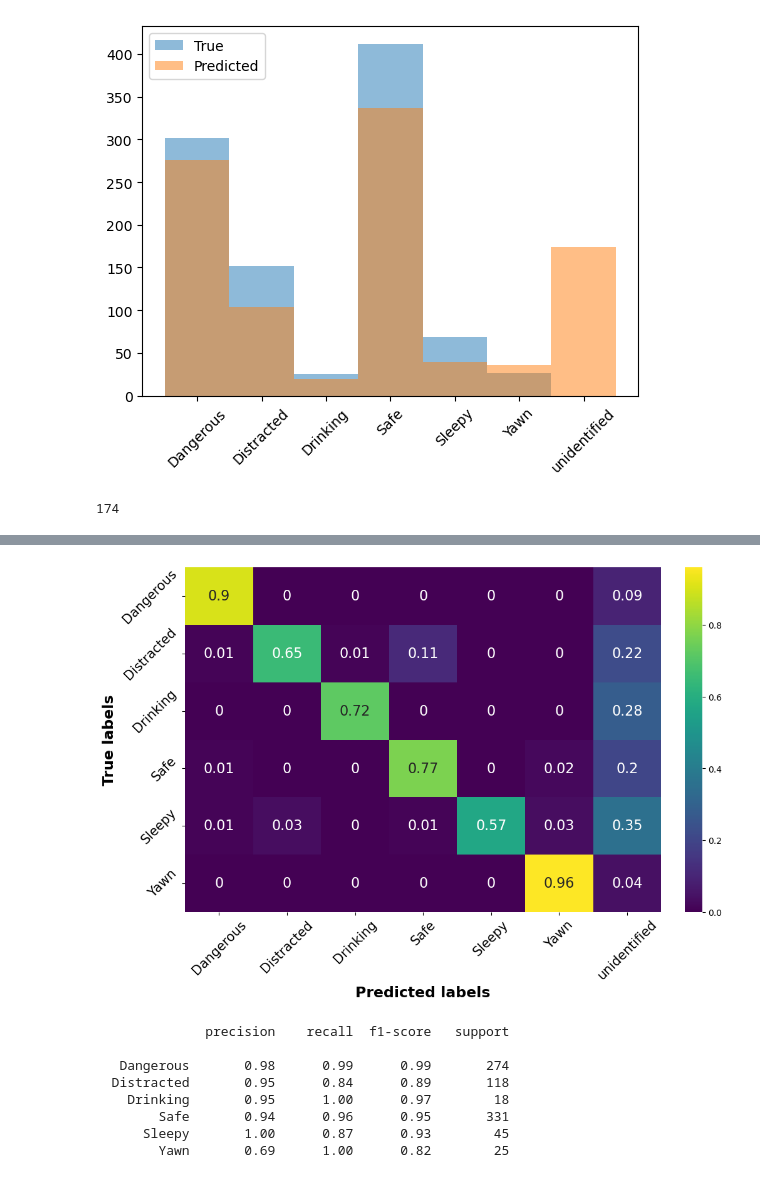
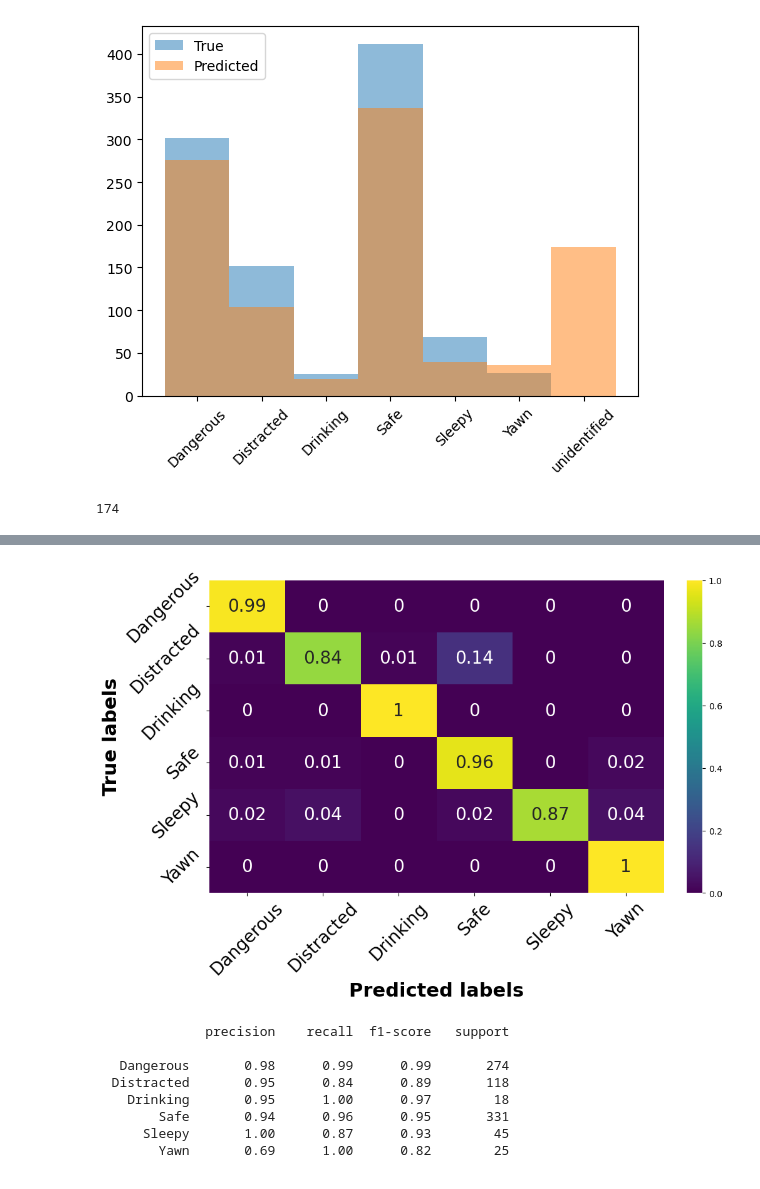
Before and after one commit to lennartvoelz/driver_inattention_detection, a Jupyter notebook: scripts/alt_method.ipynb, the cells around one changed output, grey strips where cells are left out. Cells and saved outputs as stored; diff of their text form; code cells hidden in the pictures.

```diff
--- a/scripts/alt_method.ipynb
+++ b/scripts/alt_method.ipynb
@@ -70,8 +70,8 @@ y_robo_pred = []
 y_true_vec = []
 for i in predictions:
     if i == []:
-        y_robo_pred.append(7)
-        y_true_vec.append(classes_test_og[j])
+        # y_robo_pred.append(7)
+        # y_true_vec.append(classes_test_og[j])
         j += 1
         k += 1
     else:
@@ -117,13 +117,13 @@ cm = confusion_matrix(y_true, y_robo_pred)
 #normalize each column
 cm = np.round(cm.astype('float') / cm.sum(axis=1)[:, np.newaxis], 2)
 #delete last row
-cm = np.delete(cm, 6, 0)
-sns.heatmap(cm, annot=True, fmt='g', xticklabels=labels, yticklabels=labels[:6], annot_kws={"size": 16}, cmap = 'viridis')
-plt.xticks(rotation=45, fontsize = 15)
-plt.yticks(rotation=45, fontsize = 15)
-plt.xlabel('Predicted labels', fontsize = 17, fontweight='bold')
-plt.ylabel('True labels', fontsize = 17, fontweight='bold')
+# cm = np.delete(cm, 6, 0)
+sns.heatmap(cm, annot=True, fmt='g', xticklabels=labels[:6], yticklabels=labels[:6], annot_kws={"size": 20}, cmap = 'viridis')
+plt.xticks(rotation=45, fontsize = 20)
+plt.yticks(rotation=45, fontsize = 20)
+plt.xlabel('Predicted labels', fontsize = 22, fontweight='bold')
+plt.ylabel('True labels', fontsize = 22, fontweight='bold')
 # plt.show()
-plt.savefig('../plotting/conf_matr/confusion_matrix_robo_unid.png')
+plt.savefig('../plotting/conf_matr/confusion_matrix_robo_better.png')
 # %% [output]
 174
@@ -131,4 +130,4 @@ RuntimeWarning: invalid value encountered in divide
-[figure, old version]
+[figure, new version]
 # %%
 print(classification_report(y_true, y_robo_pred, target_names=labels[:6]))
 crp = classification_report(y_true, y_robo_pred, output_dict=True, target_names=labels[:6])
```
Also changed, not shown: parts of 2 cells of this notebook, 13 other files.
